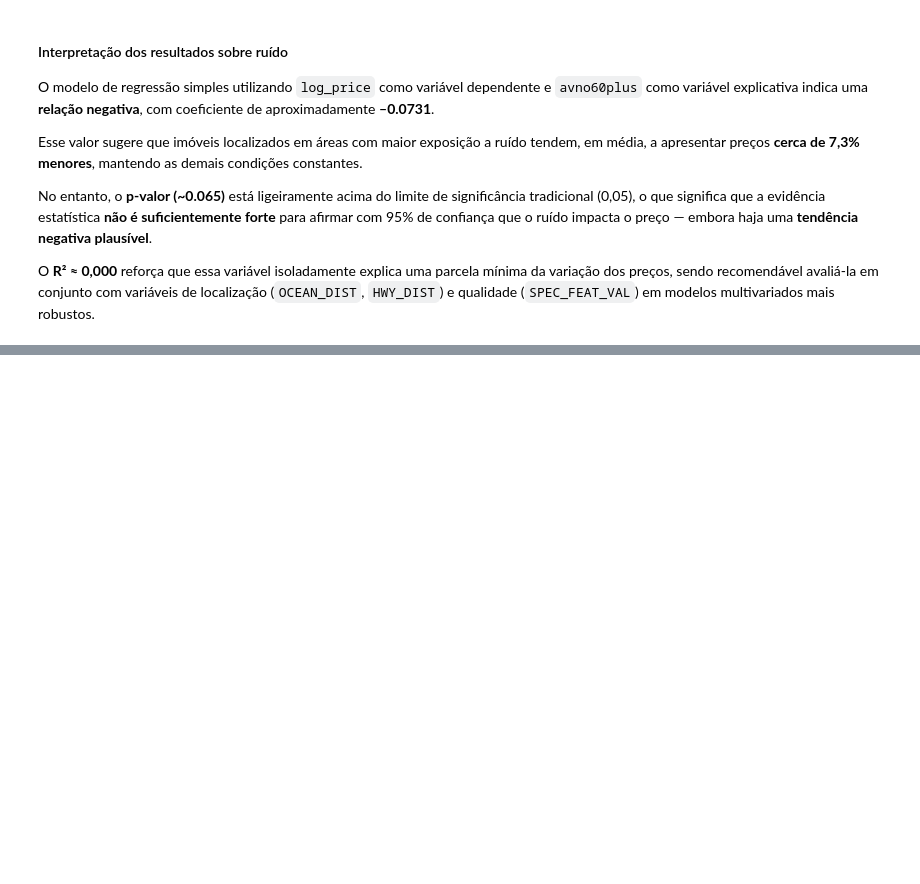
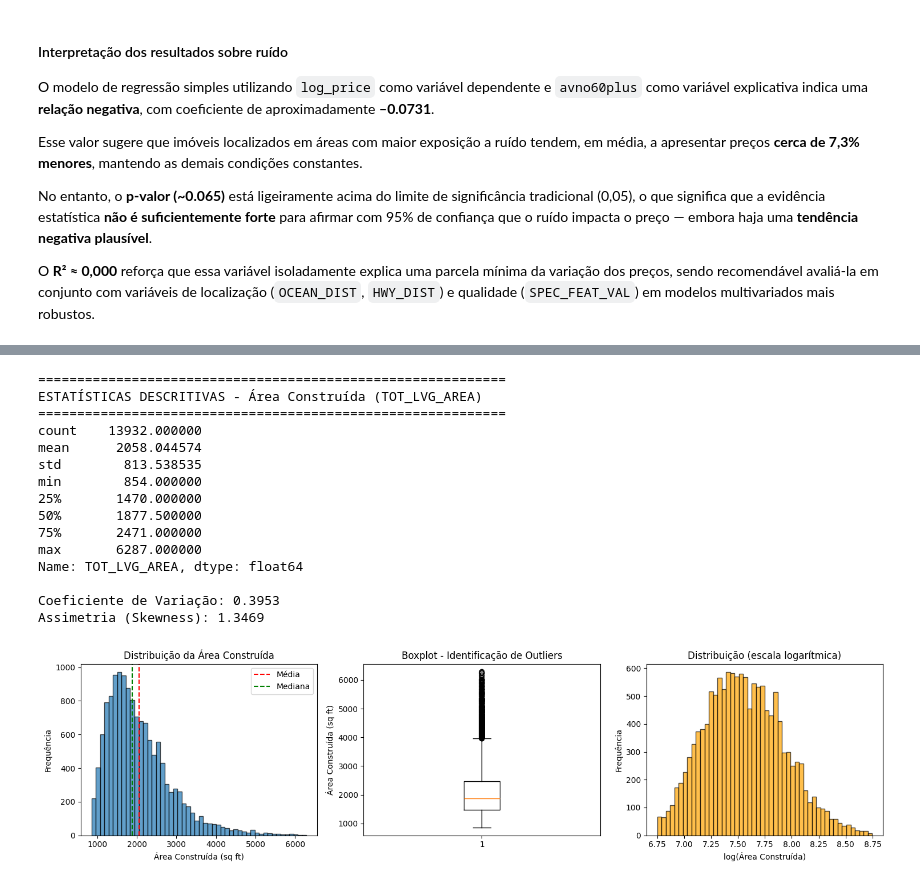
Before and after one commit to Joao-Pedro-Queiroz/project_maiami_housing, a Jupyter notebook: project.ipynb, the cells around one changed output, grey strips where cells are left out. Saved outputs shown, nothing was run; the diff lists cells and outputs as text; code cells hidden in the pictures; blank space fills up the shorter version.

```diff
--- a/project.ipynb
+++ b/project.ipynb
@@ -710,0 +715,15 @@ Os sumários exportados (`seasonal_summary.csv`, `amenities_summary.csv`, `noise
+# %%
+# Garantir que temos as colunas necessárias
+cols_needed = {"SALE_PRC", "TOT_LVG_AREA", "LND_SQFOOT", "structure_quality", "age"}
+missing = cols_needed - set(data.columns)
+assert not missing, f"Faltam colunas para a análise: {missing}"
+
+df_structural = data.copy()
+
+# Variáveis derivadas úteis
+df_structural["log_price"] = np.log(df_structural["SALE_PRC"])
+df_structural["log_area"] = np.log(df_structural["TOT_LVG_AREA"])
+df_structural["price_per_sqft"] = df_structural["SALE_PRC"] / df_structural["TOT_LVG_AREA"]
+
+# Checagem rápida
+df_structural[["SALE_PRC", "log_price", "TOT_LVG_AREA", "log_area", "price_per_sqft"]].head()
@@ -710,0 +745,52 @@ Os sumários exportados (`seasonal_summary.csv`, `amenities_summary.csv`, `noise
+# %%
+# 1) Estatísticas descritivas
+print("=" * 60)
+print("ESTATÍSTICAS DESCRITIVAS - Área Construída (TOT_LVG_AREA)")
+print("=" * 60)
+stats_area = df_structural["TOT_LVG_AREA"].describe()
+print(stats_area)
+print(f"\nCoeficiente de Variação: {df_structural['TOT_LVG_AREA'].std() / df_structural['TOT_LVG_AREA'].mean():.4f}")
+print(f"Assimetria (Skewness): {df_structural['TOT_LVG_AREA'].skew():.4f}")
+
+# 2) Visualização da distribuição
+fig, axes = plt.subplots(1, 3, figsize=(15, 4))
+
+# Histograma
+axes[0].hist(df_structural["TOT_LVG_AREA"], bins=50, edgecolor='black', alpha=0.7)
+axes[0].set_xlabel("Área Construída (sq ft)")
+axes[0].set_ylabel("Frequência")
+axes[0].set_title("Distribuição da Área Construída")
+axes[0].axvline(df_structural["TOT_LVG_AREA"].mean(), color='red', linestyle='--', label='Média')
+axes[0].axvline(df_structural["TOT_LVG_AREA"].median(), color='green', linestyle='--', label='Mediana')
+axes[0].legend()
+
+# Boxplot
+axes[1].boxplot(df_structural["TOT_LVG_AREA"], vert=True)
+axes[1].set_ylabel("Área Construída (sq ft)")
+axes[1].set_title("Boxplot - Identificação de Outliers")
+
+# Log-transformação
+axes[2].hist(df_structural["log_area"], bins=50, edgecolor='black', alpha=0.7, color='orange')
+axes[2].set_xlabel("log(Área Construída)")
+axes[2].set_ylabel("Frequência")
+axes[2].set_title("Distribuição (escala logarítmica)")
+
+plt.tight_layout()
+plt.show()
+# %% [output]
+============================================================
+ESTATÍSTICAS DESCRITIVAS - Área Construída (TOT_LVG_AREA)
+============================================================
+count    13932.000000
+mean      2058.044574
+std        813.538535
+min        854.000000
+25%       1470.000000
+50%       1877.500000
+75%       2471.000000
+max       6287.000000
+Name: TOT_LVG_AREA, dtype: float64
+
+Coeficiente de Variação: 0.3953
+Assimetria (Skewness): 1.3469
+[figure, added]
```
Also changed, not shown: parts of 42 cells of this notebook.
